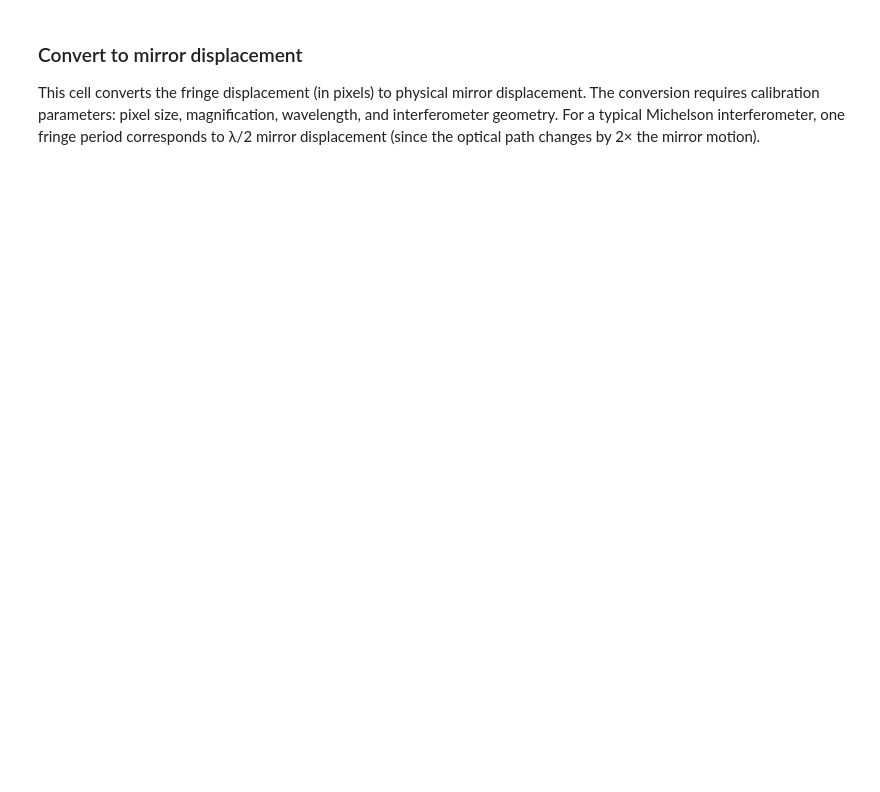
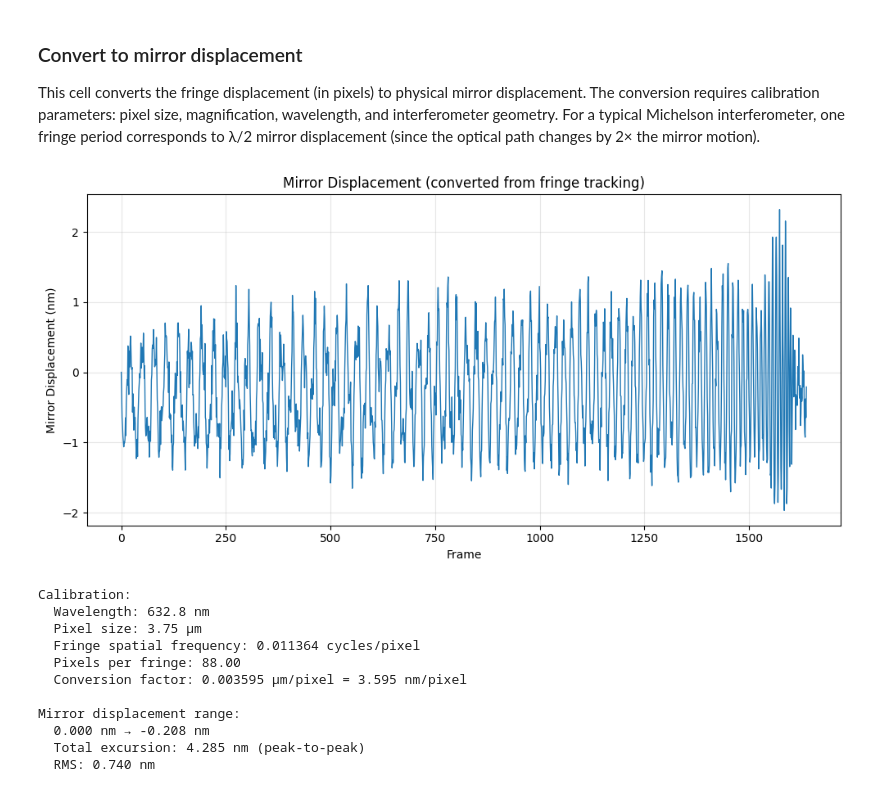
Before and after one commit to AhmadSalameh1/fringe-displacement-analysis, a Jupyter notebook: notebooks/Fringe_Displacement_Analysis.ipynb, the cells around one changed output. Drawn from its saved outputs; the diff is of its cells as text; code cells hidden in the pictures; blank space fills up the shorter version.

```diff
--- a/notebooks/Fringe_Displacement_Analysis.ipynb
+++ b/notebooks/Fringe_Displacement_Analysis.ipynb
@@ -716,40 +778,56 @@ This cell converts the fringe displacement (in pixels) to physical mirror displa
 # ---- Calibration parameters ----
 # Adjust these values based on your optical setup
 wavelength_nm = 632.8          # HeNe laser wavelength (nm)
-pixel_size_um = 3.75           # Camera pixel size (µm) - typical for ASI662MC with BIN=2
+# Camera pixel size (µm) - typical for ASI662MC with BIN=2
+pixel_size_um = 3.75
 magnification = 1.0            # Optical magnification factor
 interferometer_factor = 2.0    # Path multiplier: 2 for Michelson (double-pass)
 
 # Calculate conversion factor
 # One fringe period in pixels corresponds to λ/(2*magnification) mirror displacement
 wavelength_um = wavelength_nm / 1000.0
-fringe_period_um = wavelength_um / interferometer_factor  # Mirror displacement per fringe
+# Mirror displacement per fringe
+fringe_period_um = wavelength_um / interferometer_factor
 pixels_per_fringe = 1.0 / result["fx"]  # pixels per fringe period
 um_per_pixel = (fringe_period_um / pixels_per_fringe) * magnification
 
 # Convert fringe displacement (pixels) to mirror displacement (µm)
 mirror_disp_um = np.array(result["disp_pixels"]) * um_per_pixel
 
 # Also convert to nanometers for convenience
 mirror_disp_nm = mirror_disp_um * 1000.0
 
 # Plot mirror displacement
-plt.figure(figsize=(10,5))
+plt.figure(figsize=(10, 5))
 plt.plot(mirror_disp_nm, linewidth=1)
 plt.title("Mirror Displacement (converted from fringe tracking)")
 plt.xlabel("Frame")
 plt.ylabel("Mirror Displacement (nm)")
 plt.grid(True, alpha=0.3)
 plt.tight_layout()
 plt.show()
 
 print(f"Calibration:")
 print(f"  Wavelength: {wavelength_nm} nm")
 print(f"  Pixel size: {pixel_size_um} µm")
 print(f"  Fringe spatial frequency: {result['fx']:.6f} cycles/pixel")
 print(f"  Pixels per fringe: {pixels_per_fringe:.2f}")
-print(f"  Conversion factor: {um_per_pixel:.6f} µm/pixel = {um_per_pixel*1000:.3f} nm/pixel")
+print(
+    f"  Conversion factor: {um_per_pixel:.6f} µm/pixel = {um_per_pixel*1000:.3f} nm/pixel")
 print(f"\nMirror displacement range:")
 print(f"  {mirror_disp_nm[0]:.3f} nm → {mirror_disp_nm[-1]:.3f} nm")
 print(f"  Total excursion: {np.ptp(mirror_disp_nm):.3f} nm (peak-to-peak)")
 print(f"  RMS: {np.std(mirror_disp_nm):.3f} nm")
+# %% [output]
+[figure, added]
+Calibration:
+  Wavelength: 632.8 nm
+  Pixel size: 3.75 µm
+  Fringe spatial frequency: 0.011364 cycles/pixel
+  Pixels per fringe: 88.00
+  Conversion factor: 0.003595 µm/pixel = 3.595 nm/pixel
+
+Mirror displacement range:
+  0.000 nm → -0.208 nm
+  Total excursion: 4.285 nm (peak-to-peak)
+  RMS: 0.740 nm
```
Also changed, not shown: parts of 9 cells of this notebook.
